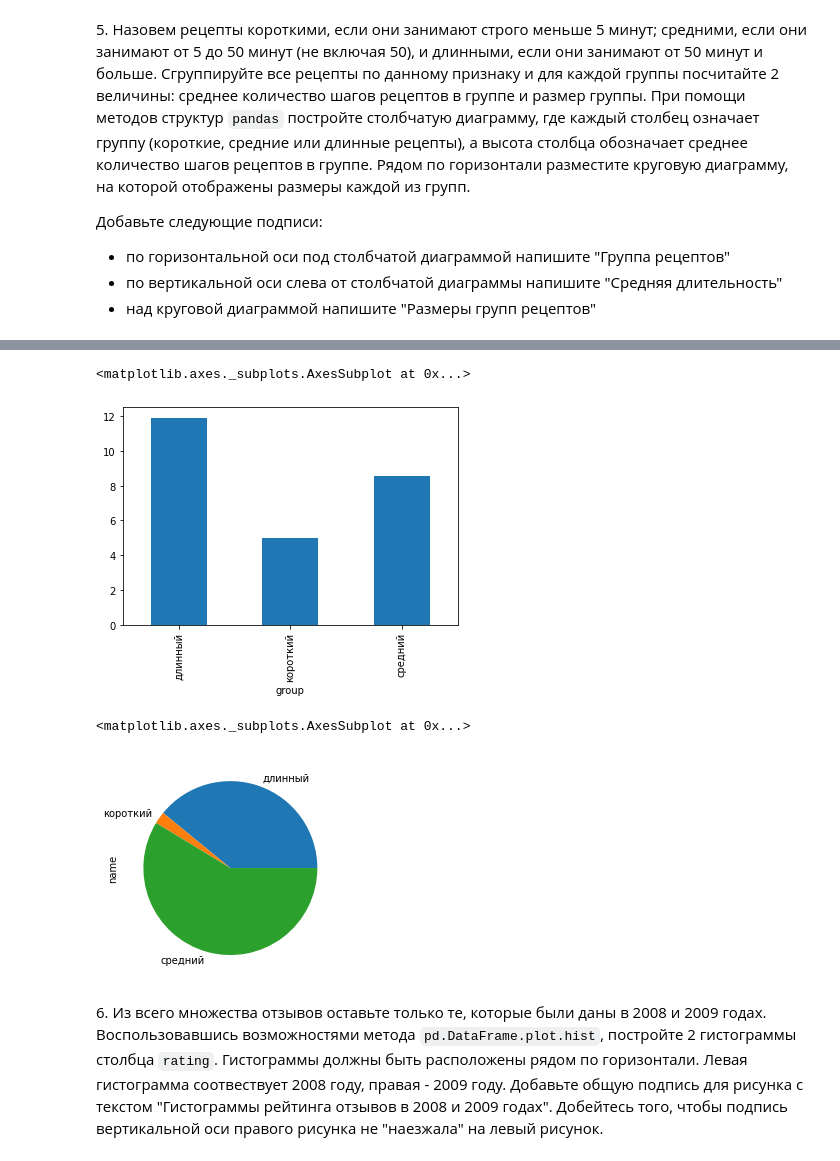
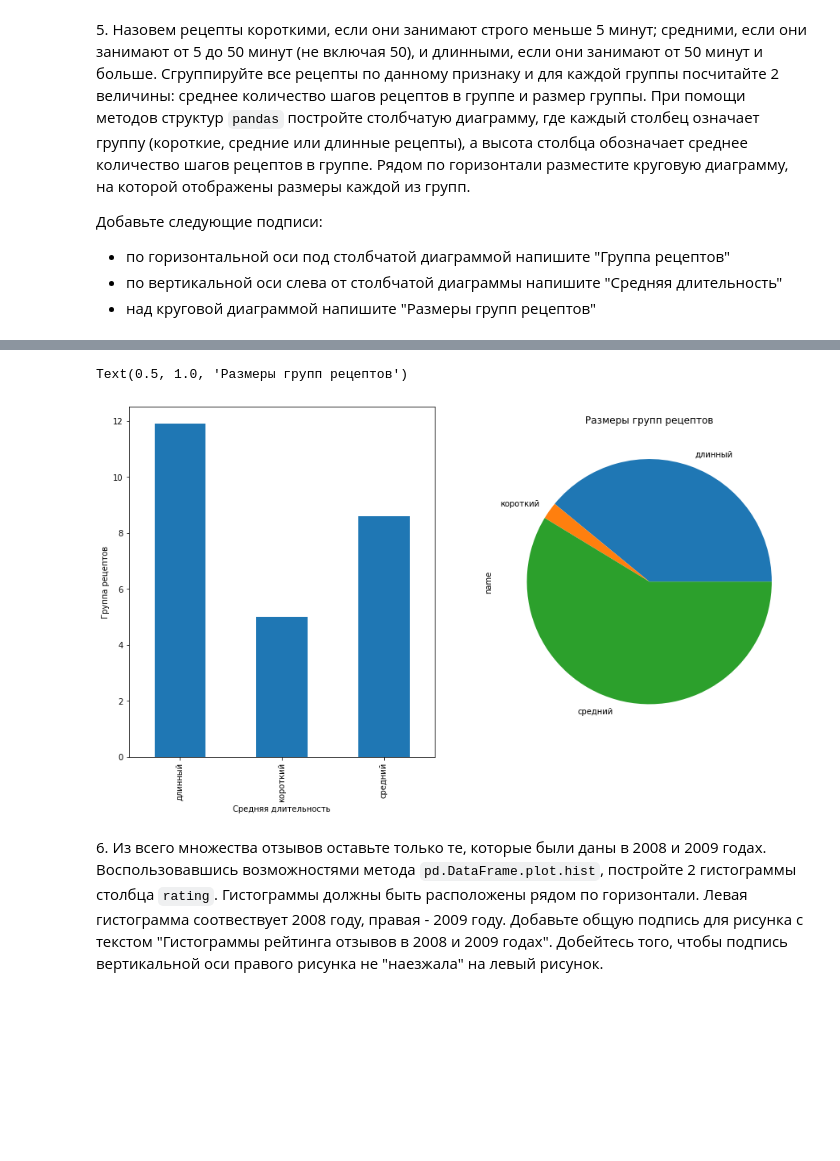
Before and after one commit to alexrzntsv/TOBD-FU, a Jupyter notebook: 5.visualization/05_visualization.ipynb, the cells around one changed output, grey strips where cells are left out. Cells and saved outputs as stored; diff of their text form; code cells hidden in the pictures; blank space fills up the shorter version.

```diff
--- a/5.visualization/05_visualization.ipynb
+++ b/5.visualization/05_visualization.ipynb
@@ -284,16 +284,19 @@ recipes.head()
 | 38798 | i can t believe it s spinach | 30 | 1533 | 2002-08-29 | NaN | these were so go, it surprised ev... | 8.0 | средний |
 | 35173 | italian gut busters | 45 | 22724 | 2002-07-27 | NaN | my sister-in-law made these for u... | NaN | средний |
 | 84797 | love is in the air beef fondue sa... | 25 | 4470 | 2004-02-23 | 4.0 | i think a fondue is a very romant... | NaN | средний |
-# %%
-recipes.groupby('group').mean()['n_steps'].plot(kind='bar')
-# %% [output]
-<matplotlib.axes._subplots.AxesSubplot at 0x...>
-[figure, removed]
-# %%
-recipes.groupby('group').count().name.plot(kind='pie')
-# %% [output]
-<matplotlib.axes._subplots.AxesSubplot at 0x...>
-[figure, removed]
+# %%
+fig, (ax0, ax1) = plt.subplots(nrows=1, ncols=2, figsize=(15,8))
+
+#---------------------------------------
+recipes.groupby('group').mean()['n_steps'].plot(kind='bar', ax=ax0)
+ax0.set_ylabel('Группа рецептов')
+ax0.set_xlabel("Средняя длительность")
+#---------------------------------------
+recipes.groupby('group').count().name.plot(kind='pie')
+ax1.set_title('Размеры групп рецептов')
+# %% [output]
+Text(0.5, 1.0, 'Размеры групп рецептов')
+[figure, added]
 # %% [markdown]
 6\. Из всего множества отзывов оставьте только те, которые были даны в 2008 и 2009 годах. Воспользовавшись возможностями метода `pd.DataFrame.plot.hist`, постройте 2 гистограммы столбца `rating`. Гистограммы должны быть расположены рядом по горизонтали. Левая гистограмма соотвествует 2008 году, правая - 2009 году. Добавьте общую подпись для рисунка с текстом "Гистограммы рейтинга отзывов в 2008 и 2009 годах". Добейтесь того, чтобы подпись вертикальной оси правого рисунка не "наезжала" на левый рисунок.
 # %%
```
Also changed, not shown: parts of 1 cell of this notebook.
